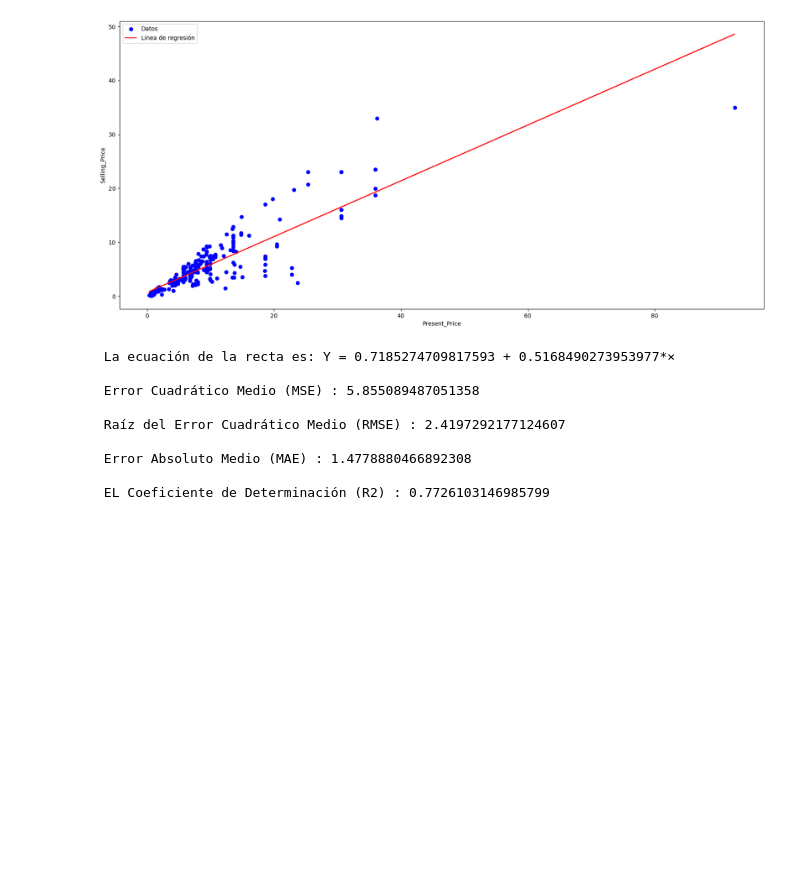
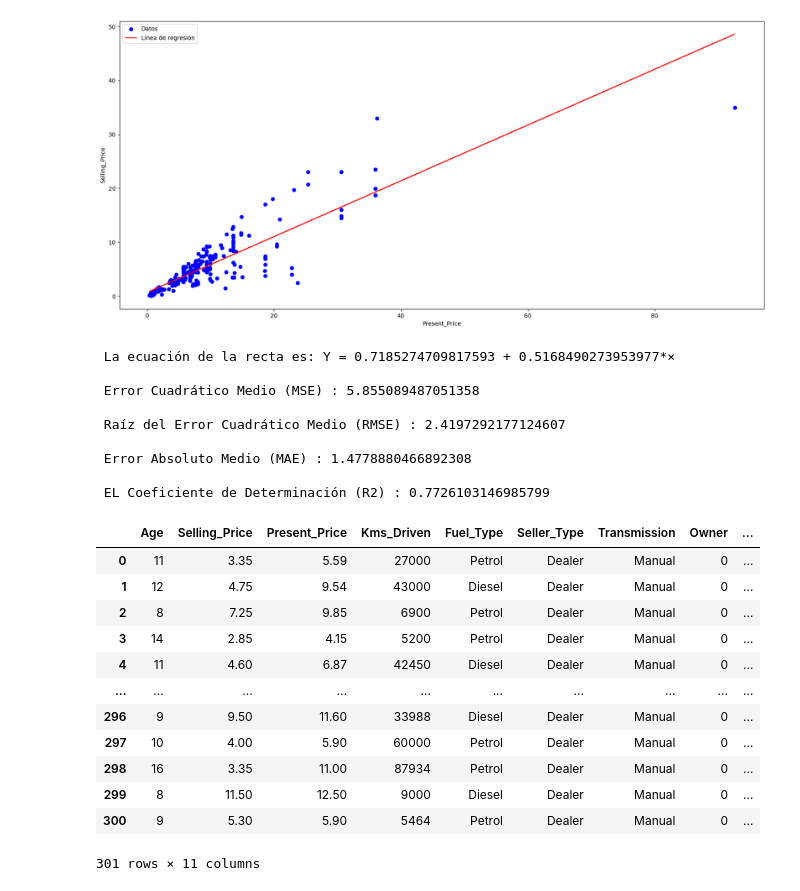
Before and after one commit to DaElias/Universidad-Nacional-Abierta-y-a-Distancia-Actividades, a Jupyter notebook: Linear_Regression/main.ipynb, the cells around one changed output. Saved outputs shown, nothing was run; the diff lists cells and outputs as text; code cells hidden in the pictures; blank space fills up the shorter version.

```diff
--- a/Linear_Regression/main.ipynb
+++ b/Linear_Regression/main.ipynb
@@ -208,3 +163,19 @@ print(f" EL Coeficiente de Determinación (R2) : {r2}")
  Error Absoluto Medio (MAE) : 1.4778880466892308
 
  EL Coeficiente de Determinación (R2) : 0.7726103146985799
+# %%
+df
+# %% [output]
+|  | Age | Selling_Price | Present_Price | Kms_Driven | Fuel_Type | Seller_Type | Transmission | Owner | ... |
+| 0 | 11 | 3.35 | 5.59 | 27000 | Petrol | Dealer | Manual | 0 | ... |
+| 1 | 12 | 4.75 | 9.54 | 43000 | Diesel | Dealer | Manual | 0 | ... |
+| 2 | 8 | 7.25 | 9.85 | 6900 | Petrol | Dealer | Manual | 0 | ... |
+| 3 | 14 | 2.85 | 4.15 | 5200 | Petrol | Dealer | Manual | 0 | ... |
+| 4 | 11 | 4.60 | 6.87 | 42450 | Diesel | Dealer | Manual | 0 | ... |
+| ... | ... | ... | ... | ... | ... | ... | ... | ... | ... |
+| 296 | 9 | 9.50 | 11.60 | 33988 | Diesel | Dealer | Manual | 0 | ... |
+| 297 | 10 | 4.00 | 5.90 | 60000 | Petrol | Dealer | Manual | 0 | ... |
+| 298 | 16 | 3.35 | 11.00 | 87934 | Petrol | Dealer | Manual | 0 | ... |
+| 299 | 8 | 11.50 | 12.50 | 9000 | Diesel | Dealer | Manual | 0 | ... |
+| 300 | 9 | 5.30 | 5.90 | 5464 | Petrol | Dealer | Manual | 0 | ... |
+301 rows × 11 columns
```
Also changed, not shown: parts of 5 cells of this notebook.
